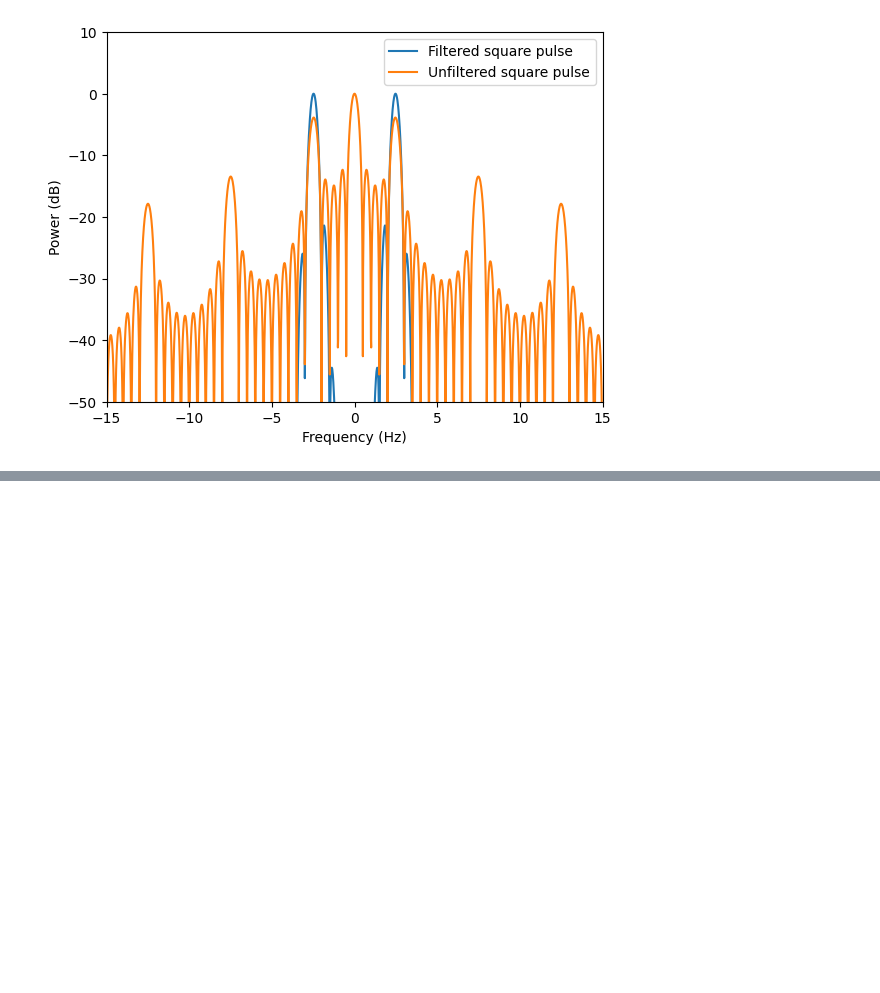
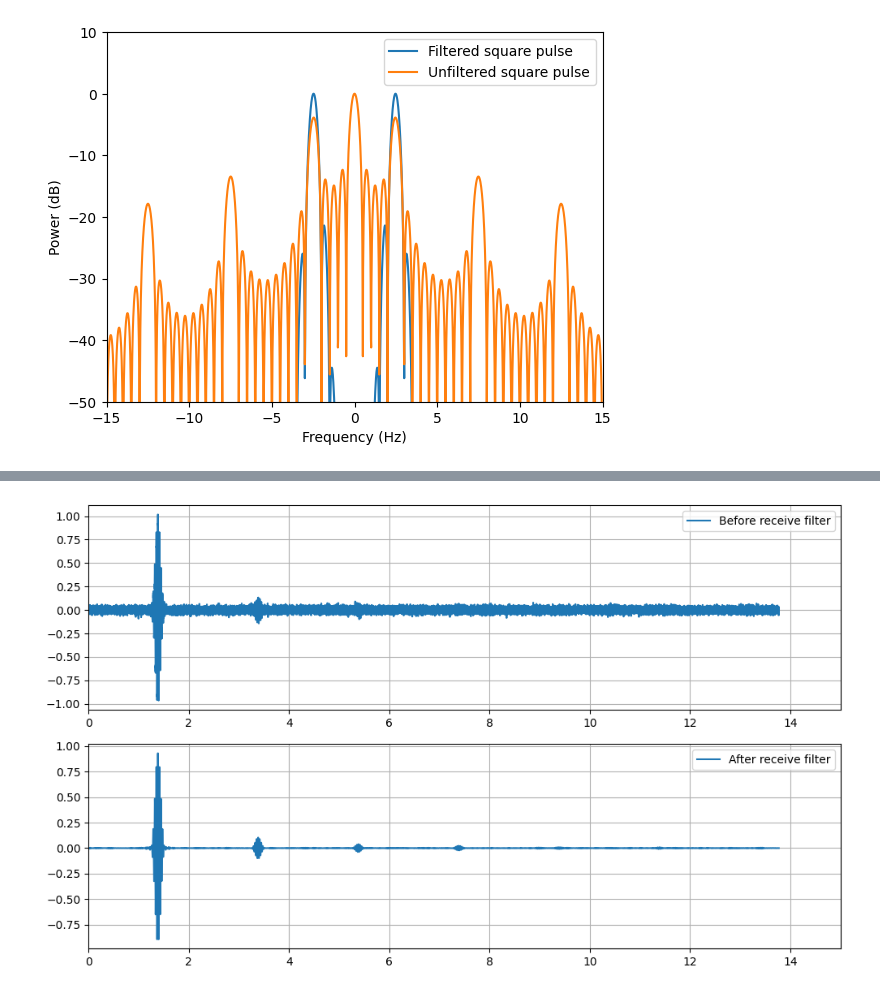
Before and after one commit to Sandermi99/MEDT4165, a Jupyter notebook: Exercise2.ipynb, the cells around one changed output, grey strips where cells are left out. Drawn from its saved outputs; the diff is of its cells as text; code cells hidden in the pictures; blank space fills up the shorter version.

```diff
--- a/Exercise2.ipynb
+++ b/Exercise2.ipynb
@@ -294,0 +352,34 @@ plt.show()
+# %%
+#creating the filter(butterworth of 4th order)
+f0_filt = f_xd
+bw_filt = bw_xd
+bw_filt_abs = bw_filt * f0_filt
+
+f_low = f0_filt - bw_filt_abs/2
+f_high = f0_filt + bw_filt_abs/2
+
+wn = [f_low/(fs/2), f_high/(fs/2)]
+b, a = signal.butter(4, wn, btype='bandpass')
+# %%
+#filter the recieved signal
+rx_filt = signal.filtfilt(b, a, rx_noisy)
+# %%
+#plot comparison
+
+plt.figure(figsize=(10,6))
+plt.subplot(2,1,1)
+plt.plot(depth_axis_cm, rx_noisy, label="Before receive filter")
+plt.xlim(0, 15)
+plt.grid(True)
+plt.legend()
+
+plt.subplot(2,1,2)
+plt.plot(depth_axis_cm, rx_filt, label="After receive filter")
+plt.xlim(0, 15)
+plt.grid(True)
+plt.legend()
+
+plt.tight_layout()
+plt.show()
+# %% [output]
+[figure, added]
```
Also changed, not shown: parts of 18 cells of this notebook.
